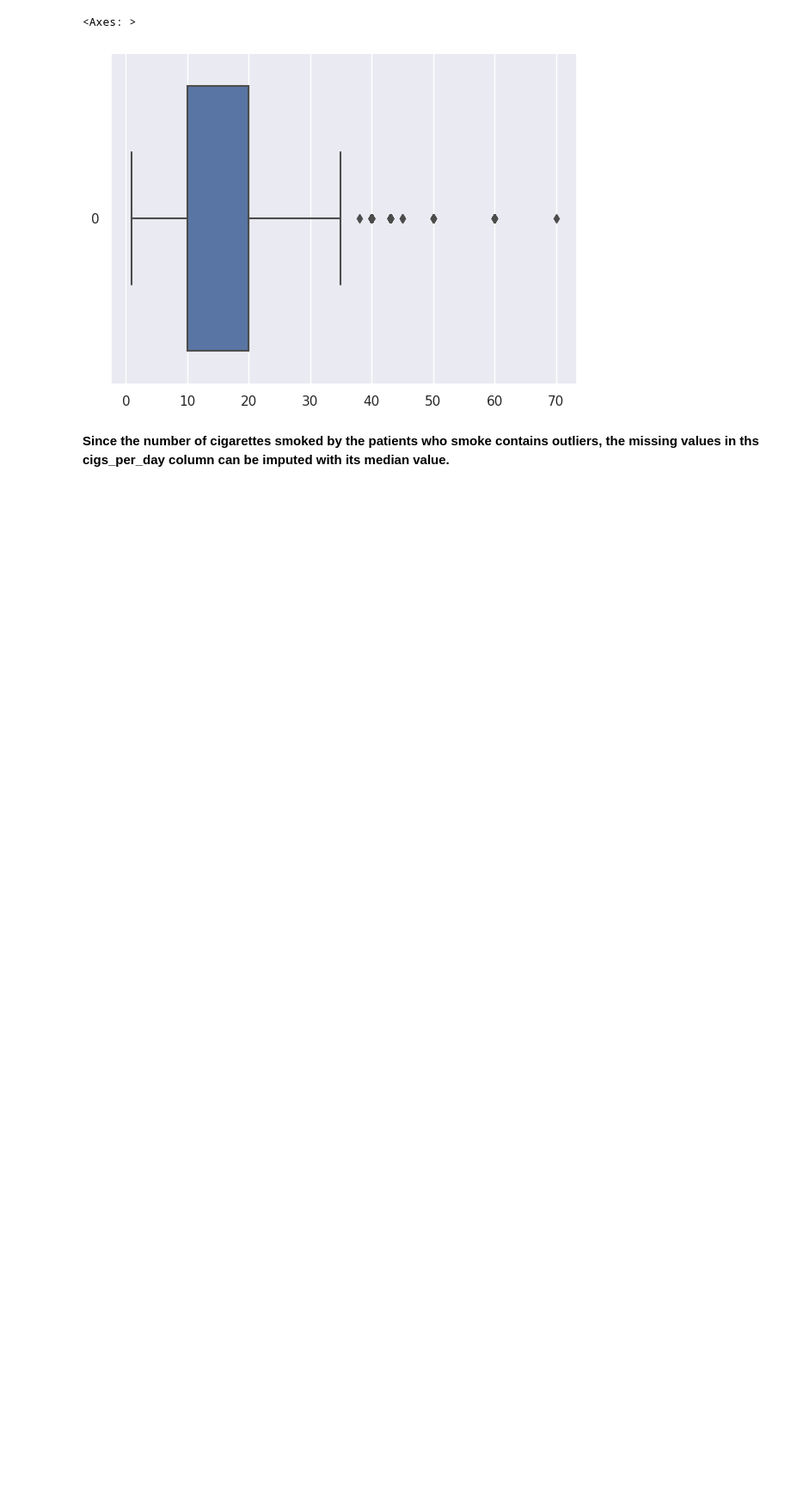
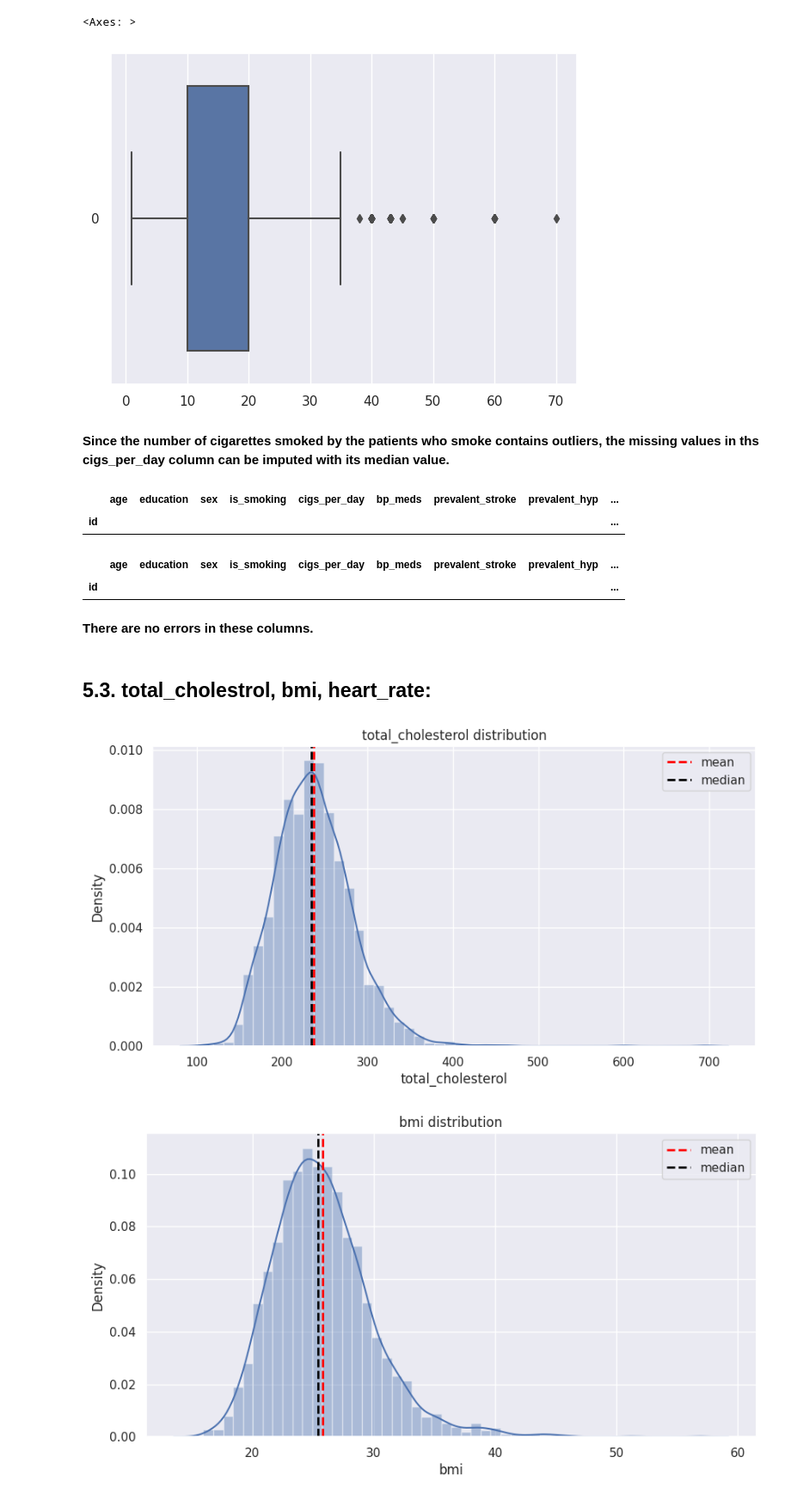
Before and after one commit to hamant-jagwan/Cardiovascular_Risk_Prediction--ML--Classification, a Jupyter notebook: Cardiovascular_Risk_Prediction.ipynb, the cells around one changed output. Shown: that part at 86% size. Saved outputs shown, nothing was run; the diff lists cells and outputs as text; code cells hidden in the pictures; blank space fills up the shorter version.

```diff
--- a/Cardiovascular_Risk_Prediction.ipynb
+++ b/Cardiovascular_Risk_Prediction.ipynb
@@ -351,3 +351,39 @@ sns.boxplot(cardio_df[cardio_df['is_smoking']==1]['cigs_per_day'], orient =  "h"
 [figure]
 # %% [markdown]
 **Since the number of cigarettes smoked by the patients who smoke contains outliers, the missing values in ths cigs_per_day column can be imputed with its median value.**
+# %%
+# Imputing the missing values in the cigs_per_day
+cardio_df['cigs_per_day'] = cardio_df['cigs_per_day'].fillna(cardio_df[cardio_df['is_smoking']==1]['cigs_per_day'].median())
+# %%
+# Checking for any wrong entries where the patient is not a smoker
+# and cigarettes per day above 0
+
+cardio_df[(cardio_df['is_smoking']==0) & (cardio_df['cigs_per_day']>0)]
+# %% [output]
+|  | age | education | sex | is_smoking | cigs_per_day | bp_meds | prevalent_stroke | prevalent_hyp | ... |
+| id |  |  |  |  |  |  |  |  | ... |
+# %%
+# Checking for any wrong entries where the patient is a smoker
+# and cigarettes per day is 0
+
+cardio_df[(cardio_df['is_smoking']==1) & (cardio_df['cigs_per_day']==0)]
+# %% [output]
+|  | age | education | sex | is_smoking | cigs_per_day | bp_meds | prevalent_stroke | prevalent_hyp | ... |
+| id |  |  |  |  |  |  |  |  | ... |
+# %% [markdown]
+**There are no errors in these columns.**
+# %% [markdown]
+## **5.3. total_cholestrol, bmi, heart_rate:**
+# %%
+# Checking the distribution of the total_cholesterol, bmi, and heart_rate
+for i in ['total_cholesterol', 'bmi', 'heart_rate']:
+  plt.figure(figsize = (10,5))
+  sns.distplot(cardio_df[i])
+  plt.axvline(cardio_df[i].mean(), color = 'Red', linestyle = 'dashed', linewidth= 2,label = 'mean')
+  plt.axvline(cardio_df[i].median(), color = 'black', linestyle = 'dashed', linewidth= 2, label = 'median')
+  plt.legend()
+  plt.title(i + ' distribution')
+  plt.show()
+# %% [output]
+[figure, added]
+[figure, added]
```
Also changed, not shown: parts of 21 cells of this notebook.
